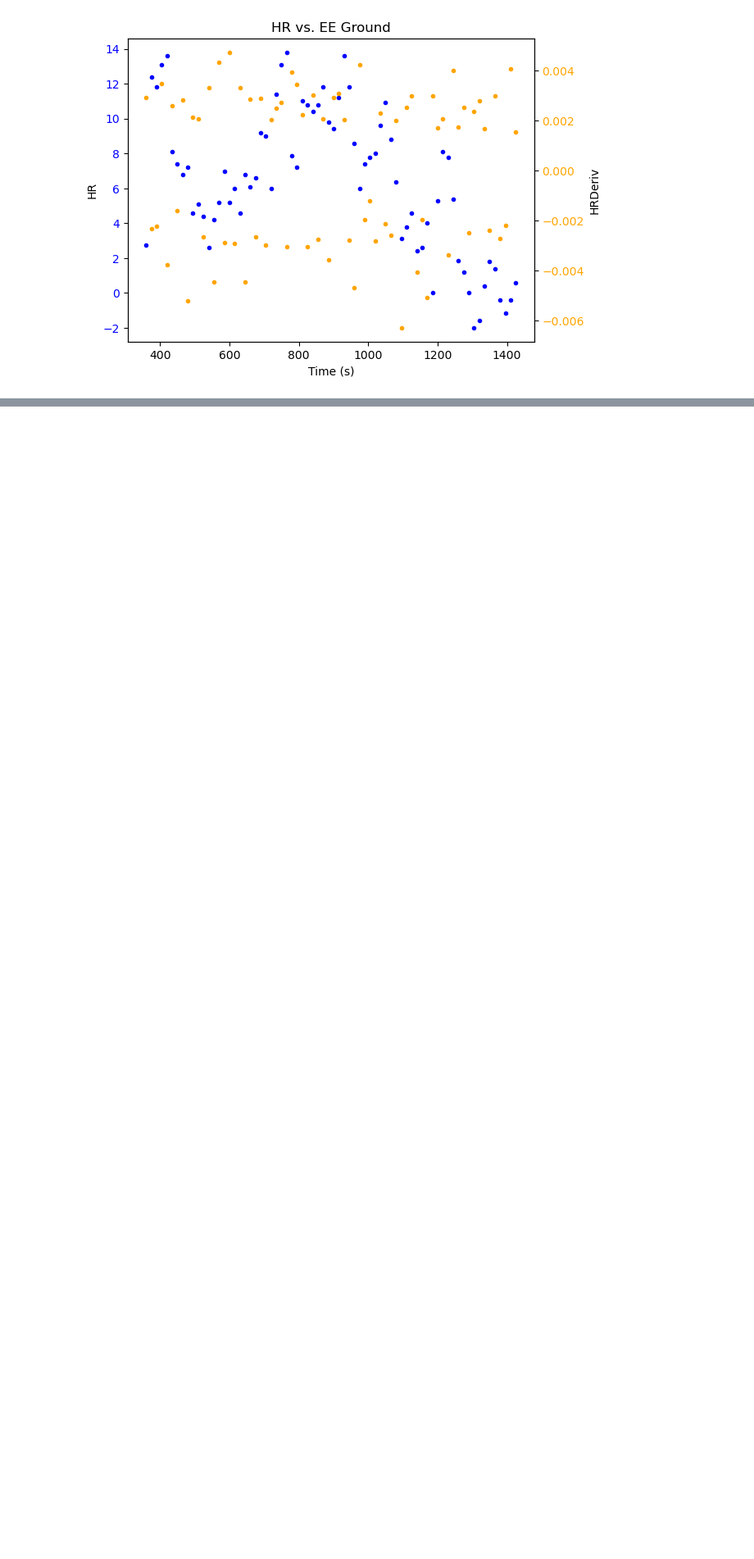
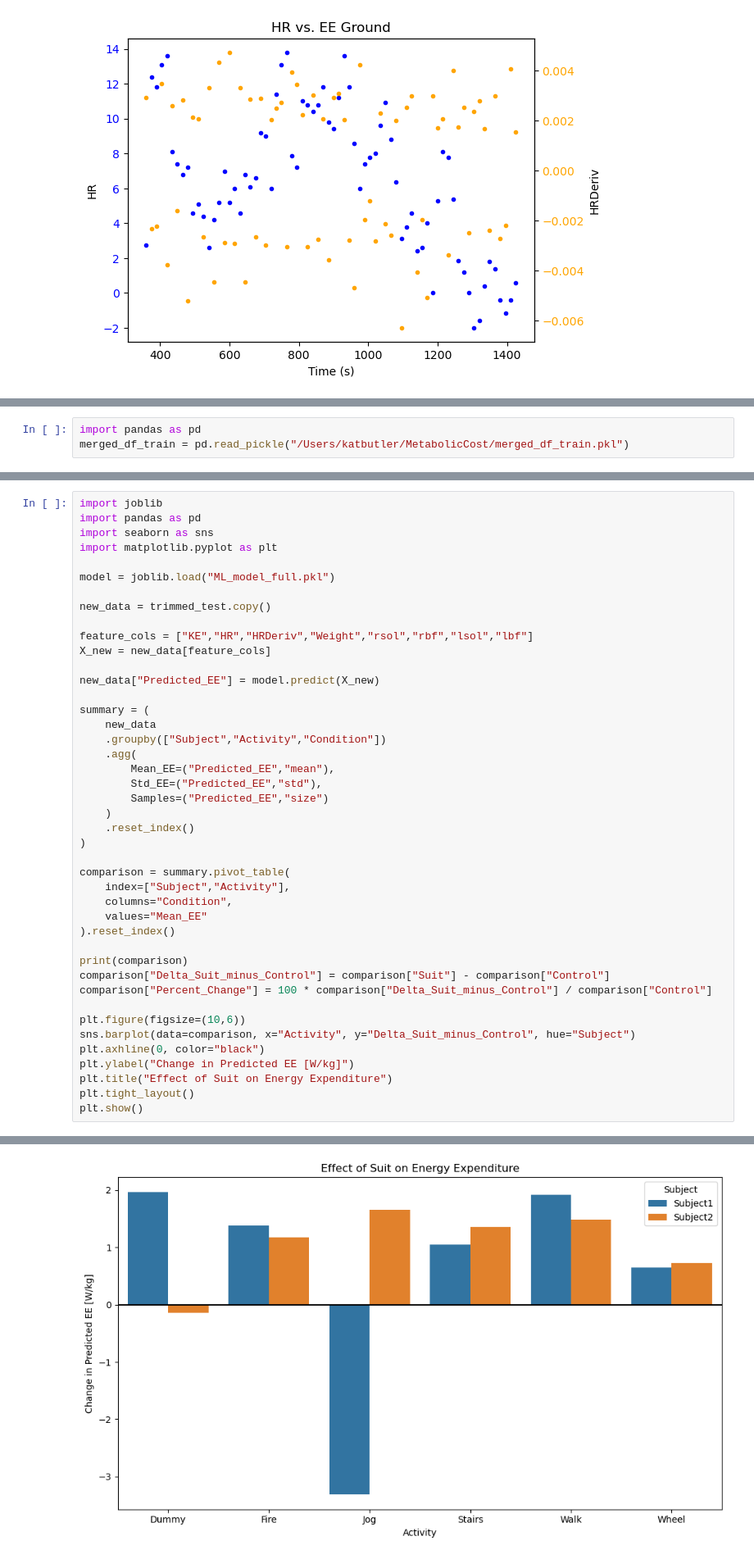
Before and after one commit to katiembutler/MetabolicCost, a Jupyter notebook: dataAnalysis.ipynb, the cells around one changed output, grey strips where cells are left out. Shown at 82% size. Saved outputs shown, nothing was run; the diff lists cells and outputs as text; blank space fills up the shorter version.

```diff
--- a/dataAnalysis.ipynb
+++ b/dataAnalysis.ipynb
@@ -1051,0 +987,3 @@ plt.show()
+# %%
+import pandas as pd
+merged_df_train = pd.read_pickle("/Users/katbutler/MetabolicCost/merged_df_train.pkl")
@@ -1051,0 +1165,44 @@ plt.show()
+# %%
+import joblib
+import pandas as pd
+import seaborn as sns
+import matplotlib.pyplot as plt
+
+model = joblib.load("ML_model_full.pkl")
+
+new_data = trimmed_test.copy()
+
+feature_cols = ["KE","HR","HRDeriv","Weight","rsol","rbf","lsol","lbf"]
+X_new = new_data[feature_cols]
+
+new_data["Predicted_EE"] = model.predict(X_new)
+
+summary = (
+    new_data
+    .groupby(["Subject","Activity","Condition"])
+    .agg(
+        Mean_EE=("Predicted_EE","mean"),
+        Std_EE=("Predicted_EE","std"),
+        Samples=("Predicted_EE","size")
+    )
+    .reset_index()
+)
+
+comparison = summary.pivot_table(
+    index=["Subject","Activity"],
+    columns="Condition",
+    values="Mean_EE"
+).reset_index()
+
+print(comparison)
+comparison["Delta_Suit_minus_Control"] = comparison["Suit"] - comparison["Control"]
+comparison["Percent_Change"] = 100 * comparison["Delta_Suit_minus_Control"] / comparison["Control"]
+
+plt.figure(figsize=(10,6))
+sns.barplot(data=comparison, x="Activity", y="Delta_Suit_minus_Control", hue="Subject")
+plt.axhline(0, color="black")
+plt.ylabel("Change in Predicted EE [W/kg]")
+plt.title("Effect of Suit on Energy Expenditure")
+plt.tight_layout()
+plt.show()
+# %% [output]
@@ -1051,0 +1222 @@ plt.show()
+[figure, added]
```
Also changed, not shown: parts of 7 cells of this notebook, 2 other files.
